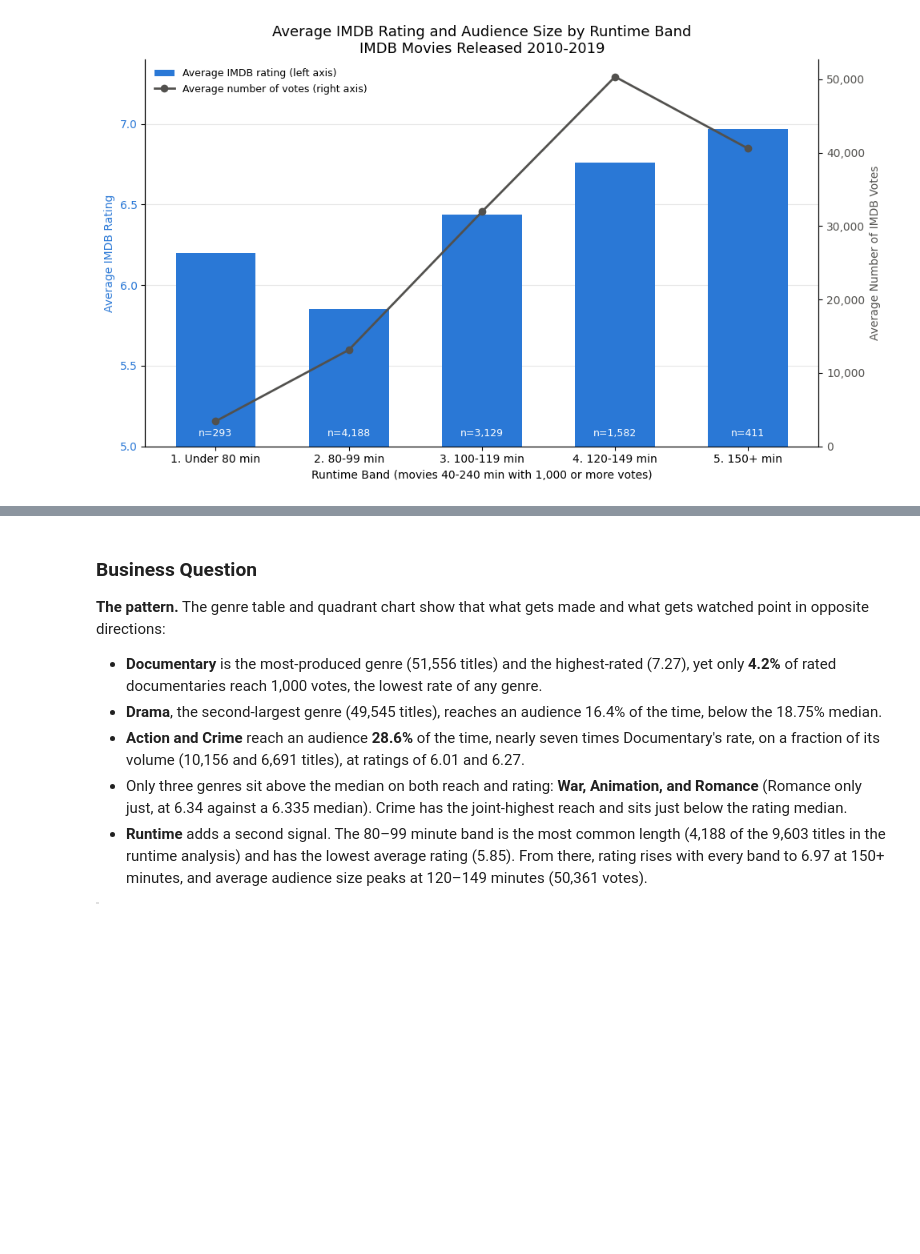
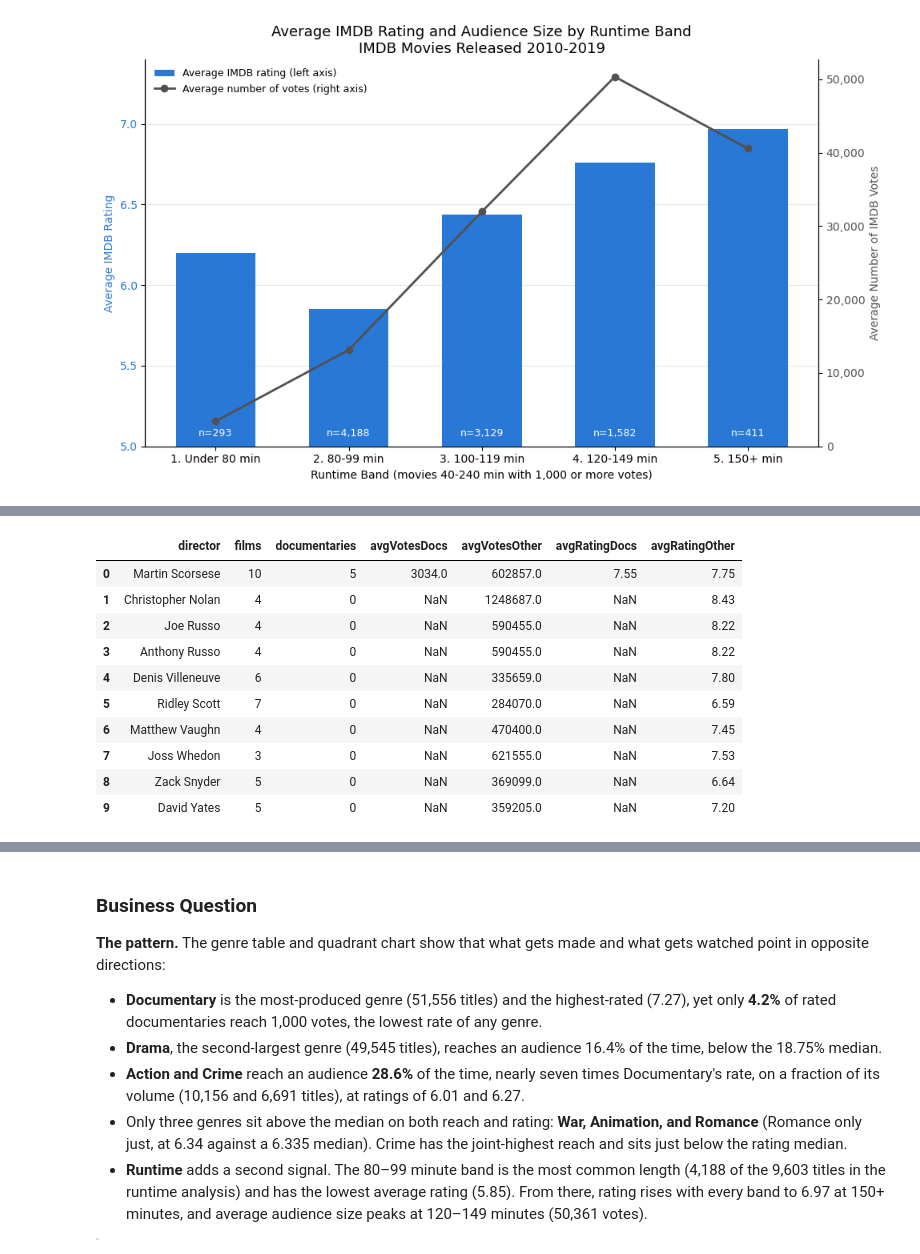
Before and after one commit to janbalangue/dsc-sql-summative-lab, a Jupyter notebook: SQLSummativeLab.ipynb, the cells around one changed output, grey strips where cells are left out. Cells and saved outputs as stored; diff of their text form; code cells hidden in the pictures; blank space fills up the shorter version.

```diff
--- a/SQLSummativeLab.ipynb
+++ b/SQLSummativeLab.ipynb
@@ -905,0 +1056,40 @@ plt.show()
+# %%
+# Which of these directors made documentaries, and how do those compare with their other films?
+director_doc_split = pd.read_sql(top_director_ctes + """
+SELECT p.primary_name AS director,
+       COUNT(*) AS films,
+       SUM(CASE WHEN ',' || b.genres || ',' LIKE '%,Documentary,%' THEN 1 ELSE 0 END) AS documentaries,
+       ROUND(AVG(CASE WHEN ',' || b.genres || ',' LIKE '%,Documentary,%'
+                      THEN r.numvotes END), 0) AS avgVotesDocs,
+       ROUND(AVG(CASE WHEN ',' || b.genres || ',' NOT LIKE '%,Documentary,%'
+                      THEN r.numvotes END), 0) AS avgVotesOther,
+       ROUND(AVG(CASE WHEN ',' || b.genres || ',' LIKE '%,Documentary,%'
+                      THEN r.averagerating END), 2) AS avgRatingDocs,
+       ROUND(AVG(CASE WHEN ',' || b.genres || ',' NOT LIKE '%,Documentary,%'
+                      THEN r.averagerating END), 2) AS avgRatingOther
+FROM top_directors AS t
+JOIN director_films AS df
+  ON t.person_id = df.person_id
+JOIN movie_basics AS b
+  ON df.movie_id = b.movie_id
+JOIN persons AS p
+  ON t.person_id = p.person_id
+LEFT JOIN movie_ratings AS r
+  ON b.movie_id = r.movie_id
+WHERE b.genres IS NOT NULL
+GROUP BY t.person_id, p.primary_name
+ORDER BY documentaries DESC, t.totalVotes DESC;
+""", conn4)
+director_doc_split
+# %% [output]
+|  | director | films | documentaries | avgVotesDocs | avgVotesOther | avgRatingDocs | avgRatingOther |
+| 0 | Martin Scorsese | 10 | 5 | 3034.0 | 602857.0 | 7.55 | 7.75 |
+| 1 | Christopher Nolan | 4 | 0 | NaN | 1248687.0 | NaN | 8.43 |
+| 2 | Joe Russo | 4 | 0 | NaN | 590455.0 | NaN | 8.22 |
+| 3 | Anthony Russo | 4 | 0 | NaN | 590455.0 | NaN | 8.22 |
+| 4 | Denis Villeneuve | 6 | 0 | NaN | 335659.0 | NaN | 7.80 |
+| 5 | Ridley Scott | 7 | 0 | NaN | 284070.0 | NaN | 6.59 |
+| 6 | Matthew Vaughn | 4 | 0 | NaN | 470400.0 | NaN | 7.45 |
+| 7 | Joss Whedon | 3 | 0 | NaN | 621555.0 | NaN | 7.53 |
+| 8 | Zack Snyder | 5 | 0 | NaN | 369099.0 | NaN | 6.64 |
+| 9 | David Yates | 5 | 0 | NaN | 359205.0 | NaN | 7.20 |
```
Also changed, not shown: parts of 9 cells of this notebook, 1 other file.
